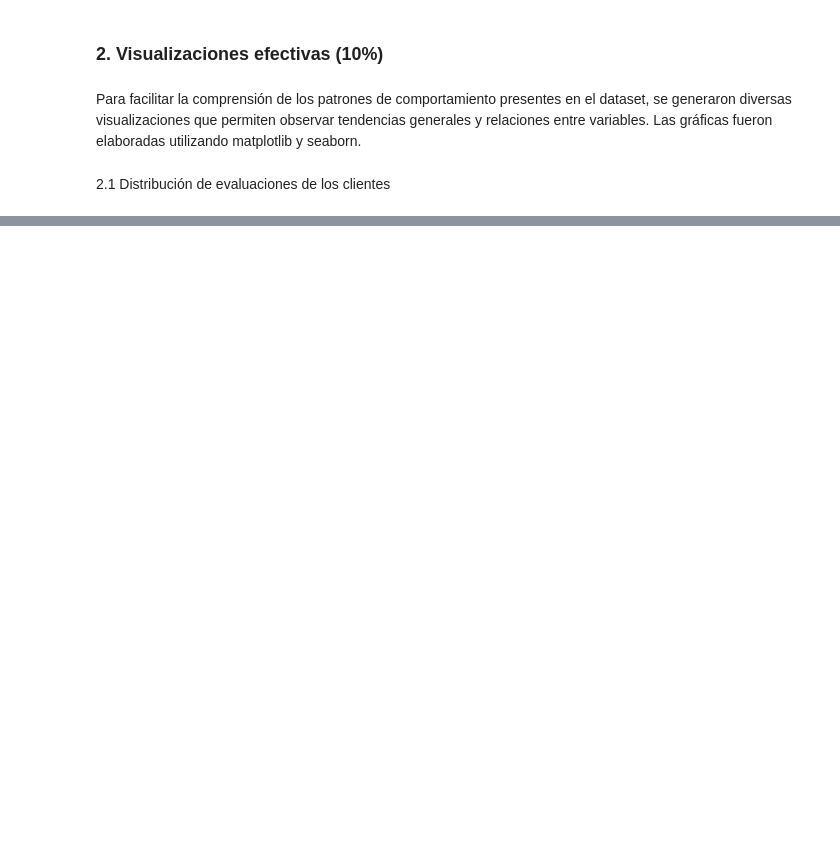
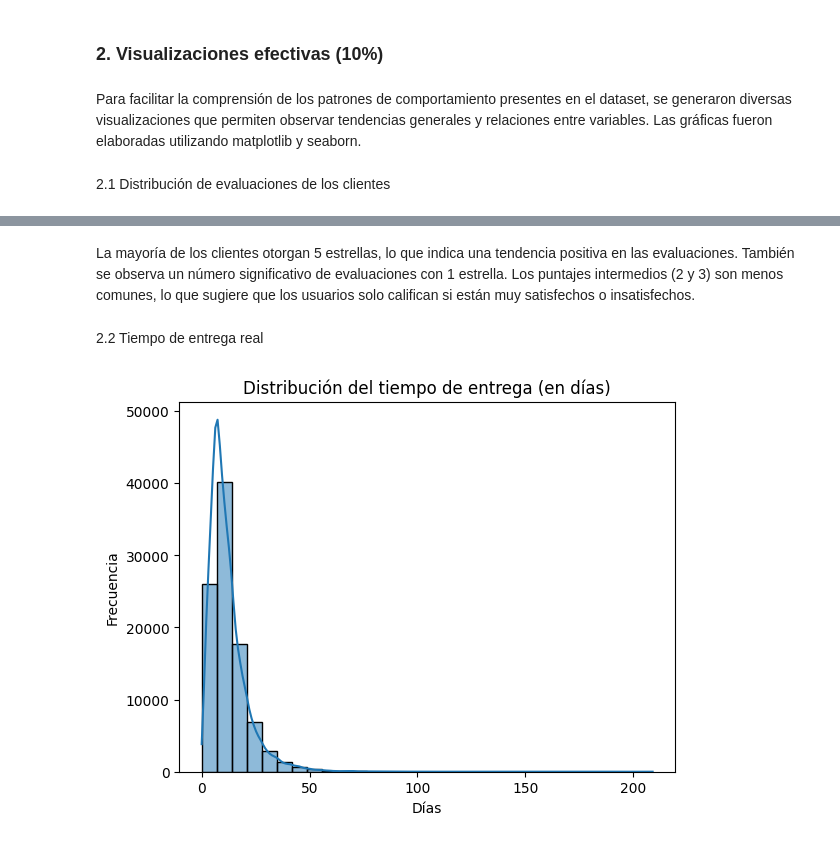
Before and after one commit to BrandonReyes0609/Proyecto3_MD, a Jupyter notebook: main.ipynb, the cells around one changed output, grey strips where cells are left out. Saved outputs shown, nothing was run; the diff lists cells and outputs as text; code cells hidden in the pictures; blank space fills up the shorter version.

Commit message:
se realizo Tiempo de entrega real

```diff
--- a/main.ipynb
+++ b/main.ipynb
@@ -78,0 +106,16 @@ plt.show()
+# %% [markdown]
+La mayoría de los clientes otorgan 5 estrellas, lo que indica una tendencia positiva en las evaluaciones. También se observa un número significativo de evaluaciones con 1 estrella. Los puntajes intermedios (2 y 3) son menos comunes, lo que sugiere que los usuarios solo califican si están muy satisfechos o insatisfechos.
+# %% [markdown]
+ 2.2 Tiempo de entrega real
+# %%
+orders["order_purchase_timestamp"] = pd.to_datetime(orders["order_purchase_timestamp"])
+orders["order_delivered_customer_date"] = pd.to_datetime(orders["order_delivered_customer_date"])
+orders["delivery_time_days"] = (orders["order_delivered_customer_date"] - orders["order_purchase_timestamp"]).dt.days
+
+sns.histplot(data=orders, x="delivery_time_days", bins=30, kde=True)
+plt.title("Distribución del tiempo de entrega (en días)")
+plt.xlabel("Días")
+plt.ylabel("Frecuencia")
+plt.show()
+# %% [output]
+[figure, added]
```
Also changed, not shown: parts of 12 cells of this notebook.
